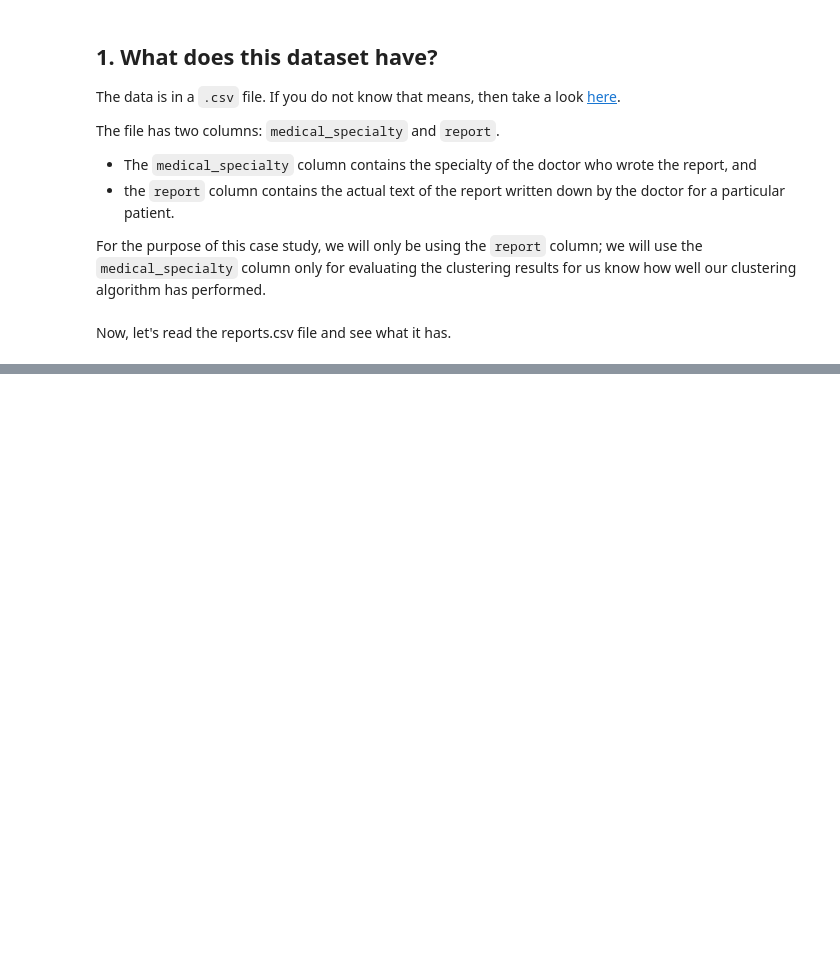
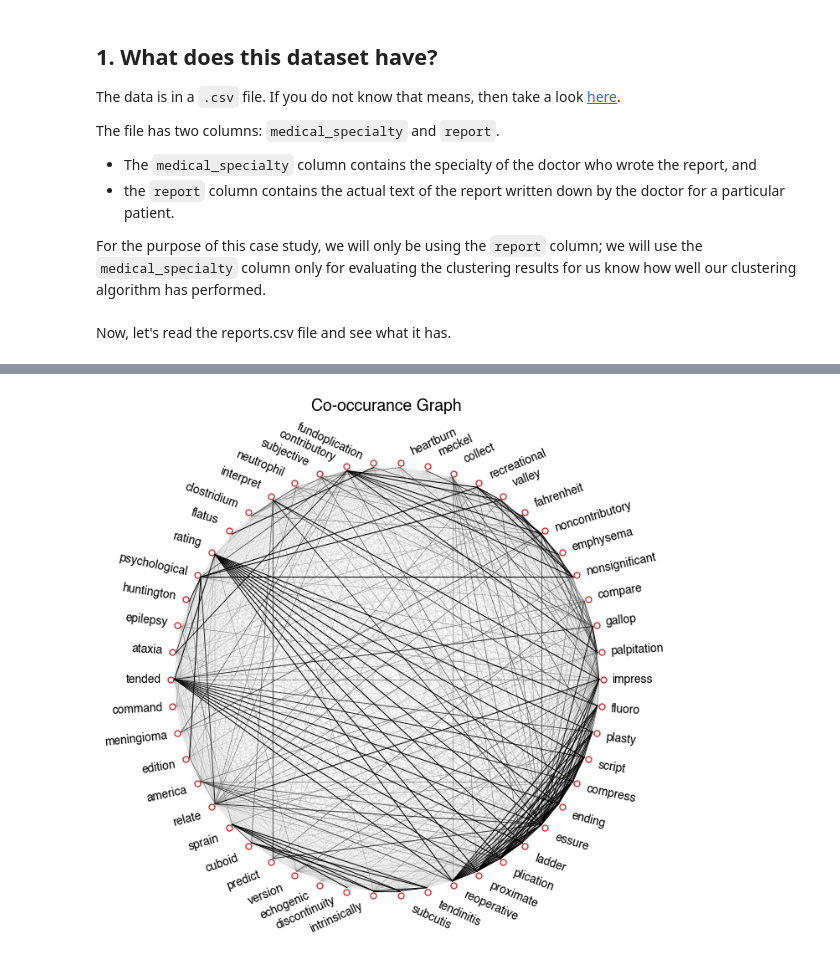
Before and after one commit to siva82kb/ALADA-Course, a Jupyter notebook: case_studies/case_study_01b.ipynb, the cells around one changed output, grey strips where cells are left out. Saved outputs shown, nothing was run; the diff lists cells and outputs as text; code cells hidden in the pictures; blank space fills up the shorter version.

```diff
--- a/case_studies/case_study_01b.ipynb
+++ b/case_studies/case_study_01b.ipynb
@@ -145,5 +98,6 @@ The following function performs the count vectorization operation.
 # %%
 def token_indicator(note: str, tokens: list) -> np.array:
-    """Returns a binary n-vector that indicates the presence or abseence of each token in the note."""
+    """Returns a binary n-vector that indicates the presence or abseence of
+    each token in the note."""
     return [1 * (tok in note) for tok in tokens]
 # %% [markdown]
@@ -277,0 +195,43 @@ The above plot shows the plot of the cluster means (50-vectors) for each of the
+# %%
+def plot_graph(ax, C_hat, tokens):
+    # Place the tokens on a unit circle with equal distance between them.
+    _t = np.arange(0, 2 * np.pi, 2 * np.pi / len(tokens))
+    tokenpos = np.array([np.cos(_t),
+                         np.sin(_t)])
+    # Let's now draw then links between them. The color of the link is determined
+    # by the strength of the relationship: 0 - white, 1 - black.
+    scaleconn = lambda c : np.max([0.2, np.min([1.0, 5 * c])])
+    for i in range(len(tokens)):
+        for j in range(i + 1, len(tokens)):
+            # Check if the normalized co-occurance is
+            _conn = 1 - scaleconn(C_hat[i, j])
+            ax.plot(0.98 * np.array([tokenpos[0, i], tokenpos[0, j]]),
+                    0.98 * np.array([tokenpos[1, i], tokenpos[1, j]]),
+                    lw=0.75 * (1 - _conn), color=f"{_conn}",
+                    zorder=int(10 * (1 - _conn)))
+    ax.scatter(tokenpos[0], tokenpos[1], marker='o', s=25,
+               edgecolor="tab:red", facecolor='white')
+    # Display the token text.
+    # Add text labels next to each node
+    for i, token in enumerate(tokens):
+        # Check the x position and determine the horizonal alignment.
+        _xpos, _ypos = (np.round(tokenpos[0, i], decimals=2),
+                        np.round(tokenpos[1, i], decimals=2))
+        _ha, _dx = (('left', 0.04) if _xpos > 0
+                    else ('right', -0.04) if _xpos < 0 else ('center', 0))
+        _dy = 0.1 * _ypos
+        ax.text(tokenpos[0, i] + _dx, tokenpos[1, i] + _dy, token,
+                fontsize=10, ha=_ha, va='center', color='black',
+                rotation=np.sign(_xpos) * _ypos * 25)
+# %%
+fig = plt.figure(figsize=(7, 7))
+ax = fig.add_subplot(111)
+plot_graph(ax, C_hat, tokens)
+ax.axis('equal')
+ax.set_xticks([])
+ax.set_yticks([])
+ax.set_frame_on(False)
+ax.set_title("Co-occurance Graph", fontsize=14)
+plt.tight_layout()
+# %% [output]
+[figure, added]
```
Also changed, not shown: parts of 33 cells of this notebook, 1 other file.
